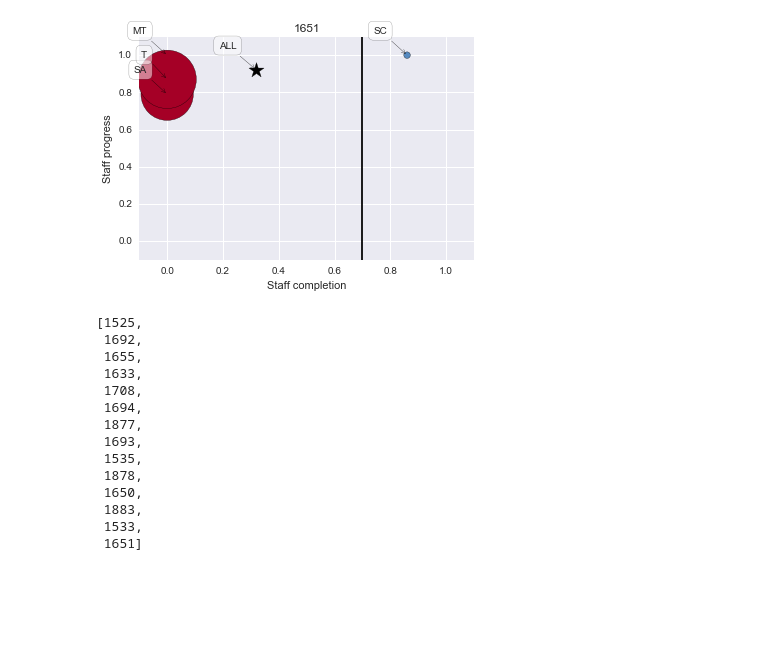
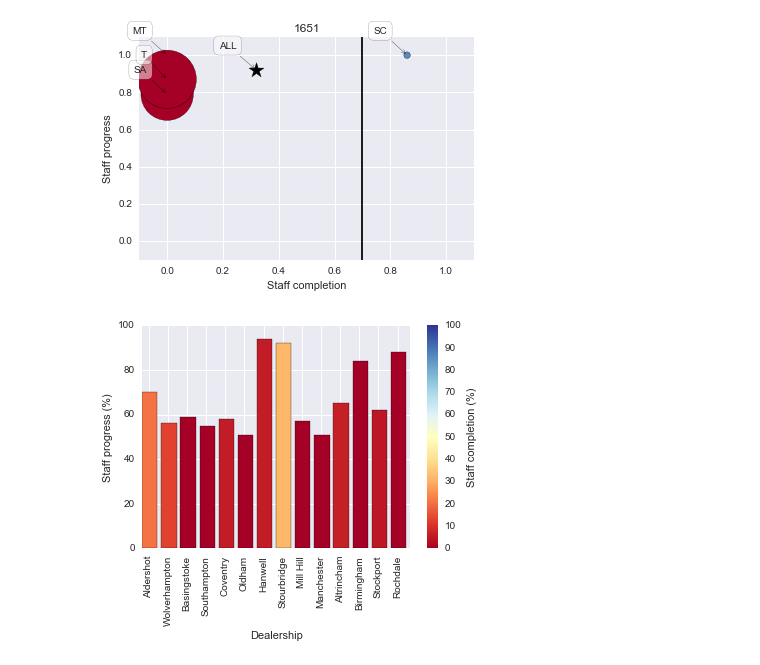
Before and after one commit to DJRumble/WestWay, a Jupyter notebook: Exploration.ipynb, the cells around one changed output. Cells and saved outputs as stored; diff of their text form; code cells hidden in the pictures; blank space fills up the shorter version.

```diff
--- a/Exploration.ipynb
+++ b/Exploration.ipynb
@@ -391,25 +393,46 @@ def PLOT_scatter_chart(df_A,df_Astd,df_B,i):
 PLOT_scatter_chart(df_progress,df_progress_std,df_completion,5)
 # %% [output]
 [figure]
-# %%
-#
-
-
-
-
-dealers
-# %% [output]
-[1525,
- 1692,
- 1655,
- 1633,
- 1708,
- 1694,
- 1877,
- 1693,
- 1535,
- 1878,
- 1650,
- 1883,
- 1533,
- 1651]
+# %%
+#Dealer overview plot
+
+def dealer_overview(df_A,df_B):
+    '''
+    produce a plot displaying the 'ALL' column for all dealers on a single plot.
+    '''
+    progress_dict = {}
+    completion_dict = {}
+
+    for i in dealers:
+        progress_dict[dealership_names[i]] = df_A.ix[i][4]
+        completion_dict[dealership_names[i]] = df_B.ix[i][4]
+
+    plt.figure()
+
+    x = progress_dict.keys()
+    y = [i*100. for i in progress_dict.values()]
+    z = [i*100. for i in completion_dict.values()]
+
+    #title = df_A.index[i]
+
+    plot = plt.scatter(z, z, c = z,vmin=0,vmax=100, cmap = 'RdYlBu')
+    plt.clf()
+    cb = plt.colorbar(plot)
+    cb.set_label('Staff completion (%)')
+
+    plt.bar(np.arange(len(y)),y,color = cm.RdYlBu([i / 100. for i in z]))
+
+    #plt.title('{}'.format(title))
+    plt.ylabel('Staff progress (%)')
+    plt.xlabel('Dealership')
+
+    plt.xticks()
+    plt.xticks(np.arange(len(y))+0.35,x,rotation=90)
+
+    plt.show()
+
+    return
+
+dealer_overview(df_progress,df_completion)
+# %% [output]
+[figure, added]
```
Also changed, not shown: parts of 4 cells of this notebook.
